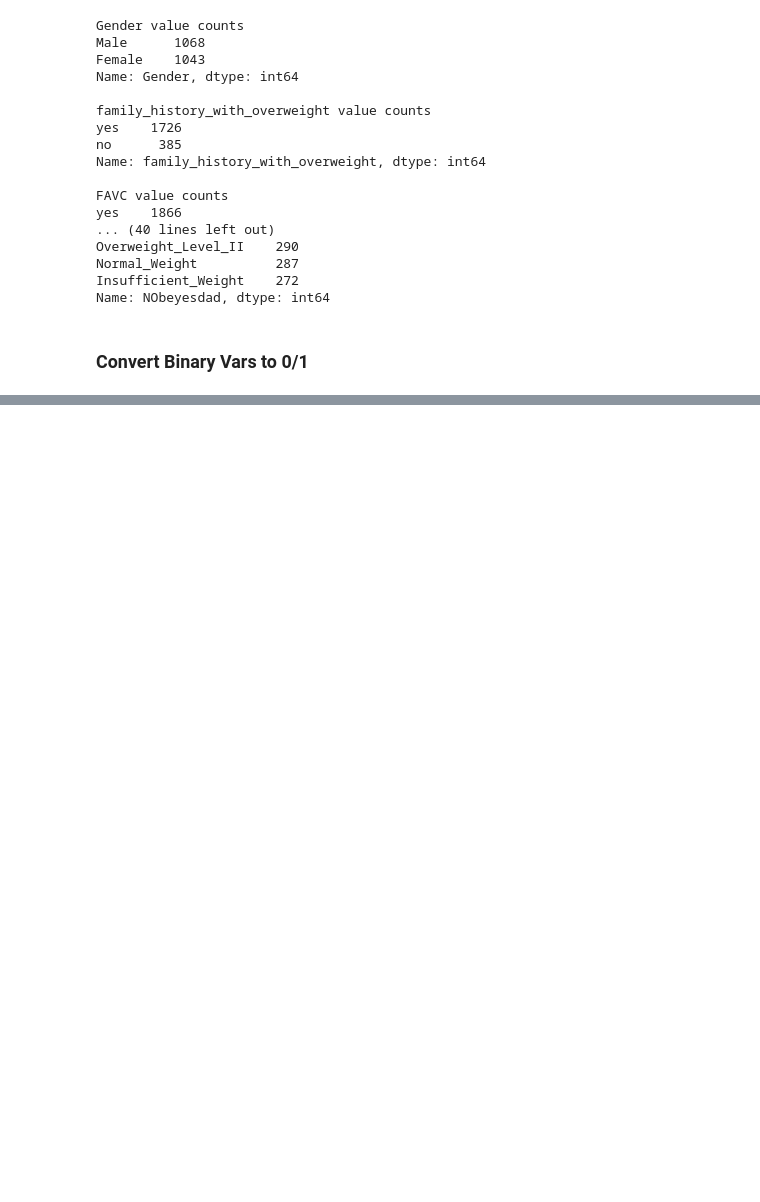
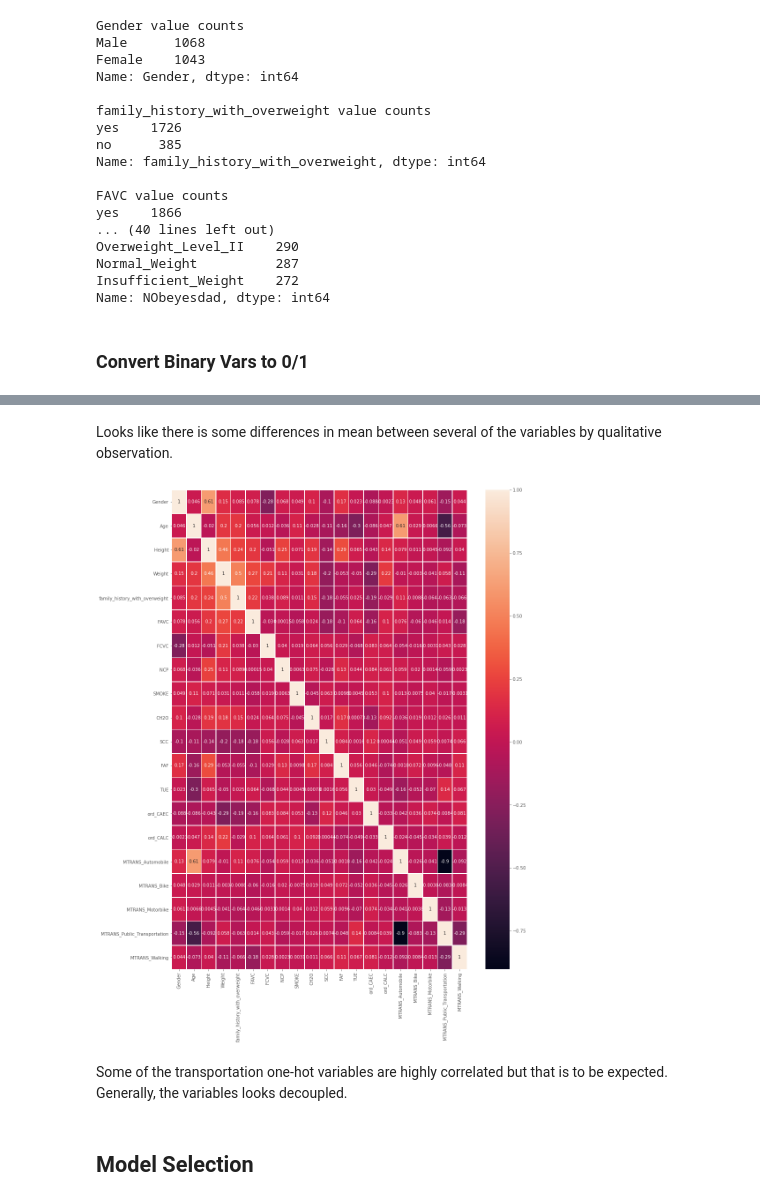
Before and after one commit to jgalloway42/classification_of_obesity_levels, a Jupyter notebook: Classification_of_Obesity_Levels.ipynb, the cells around one changed output, grey strips where cells are left out. Drawn from its saved outputs; the diff is of its cells as text; code cells hidden in the pictures; blank space fills up the shorter version.

```diff
--- a/Classification_of_Obesity_Levels.ipynb
+++ b/Classification_of_Obesity_Levels.ipynb
@@ -122,0 +146,3 @@ df.SCC = (df.SCC == 'yes').astype(int)
+# %%
+df = pd.concat([df,pd.get_dummies(df.MTRANS).add_prefix('MTRANS_')],axis=1)
+df.head()
@@ -122,0 +167,6 @@ df.SCC = (df.SCC == 'yes').astype(int)
+# %%
+x_cols = ['Gender', 'Age', 'Height', 'Weight', 'family_history_with_overweight',
+          'FAVC', 'FCVC', 'NCP','SMOKE', 'CH2O', 'SCC', 'FAF', 'TUE', 'ord_CAEC',
+          'ord_CALC','MTRANS_Automobile', 'MTRANS_Bike', 'MTRANS_Motorbike',
+          'MTRANS_Public_Transportation', 'MTRANS_Walking']
+df[['ord_NObeyesdad'] + x_cols]
@@ -122,0 +189,4 @@ df.SCC = (df.SCC == 'yes').astype(int)
+# %%
+scaler = MinMaxScaler()
+df[x_cols] = scaler.fit_transform(df[x_cols])
+df[x_cols].head()
@@ -122,0 +202,8 @@ df.SCC = (df.SCC == 'yes').astype(int)
+# %%
+X = df[x_cols]
+y = df['ord_NObeyesdad']
+X_train, X_test, y_train, y_test = train_test_split(X, y, test_size=0.2, random_state=42)
+print(f'X Train {X_train.shape}')
+print(f'X Test {X_test.shape}')
+print(f'y Train {y_train.shape}')
+print(f'y test {y_test.shape}')
@@ -122,0 +229,10 @@ df.SCC = (df.SCC == 'yes').astype(int)
+# %% [markdown]
+Looks like there is some differences in mean between several of the variables by qualitative observation.
+# %%
+_=sns.heatmap(X_train.corr(), annot = True,linewidths=.5)
+# %% [output]
+[figure, added]
+# %% [markdown]
+Some of the transportation one-hot variables are highly correlated but that is to be expected. Generally, the variables looks decoupled.
+# %% [markdown]
+## Model Selection
```
Also changed, not shown: parts of 24 cells of this notebook, 2 other files.
